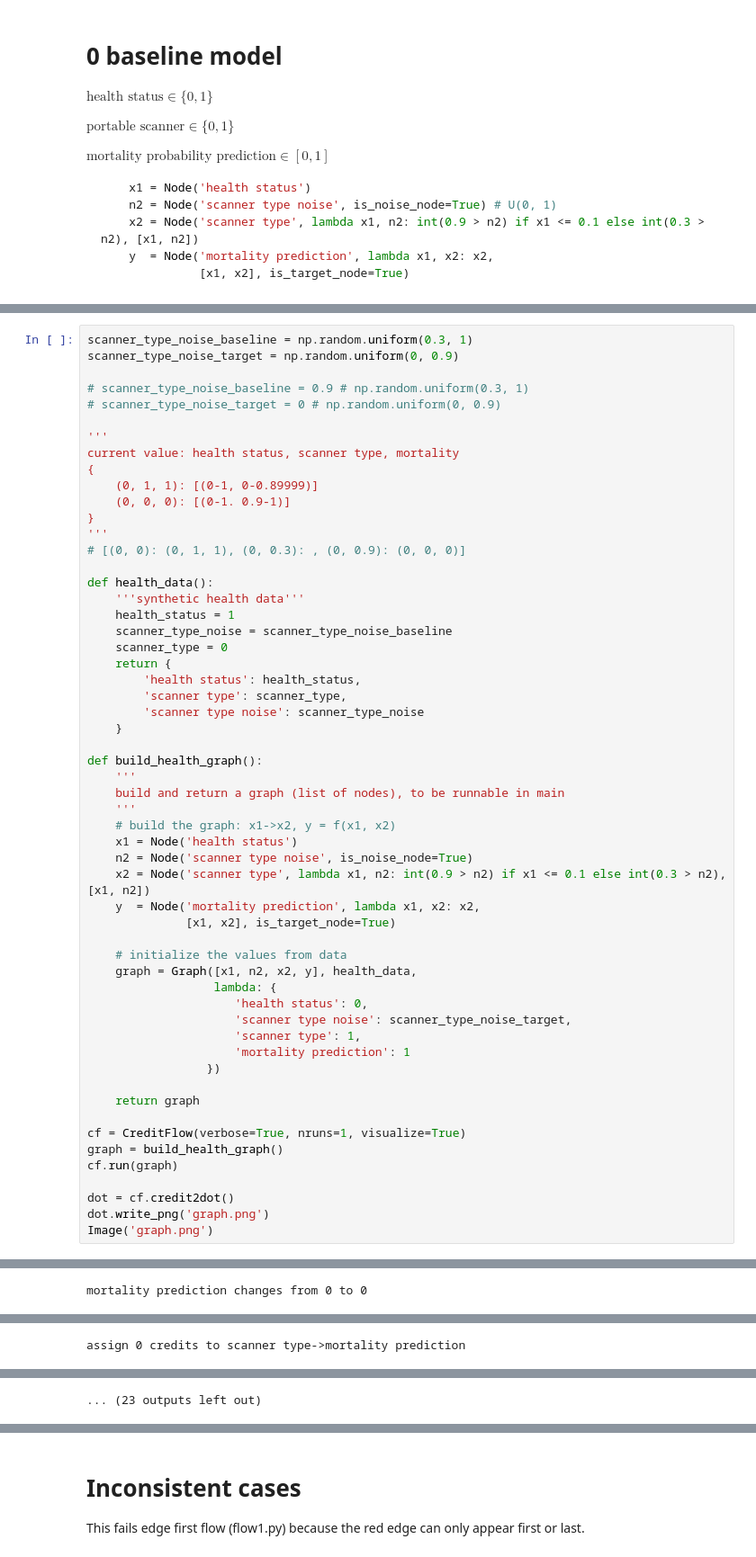
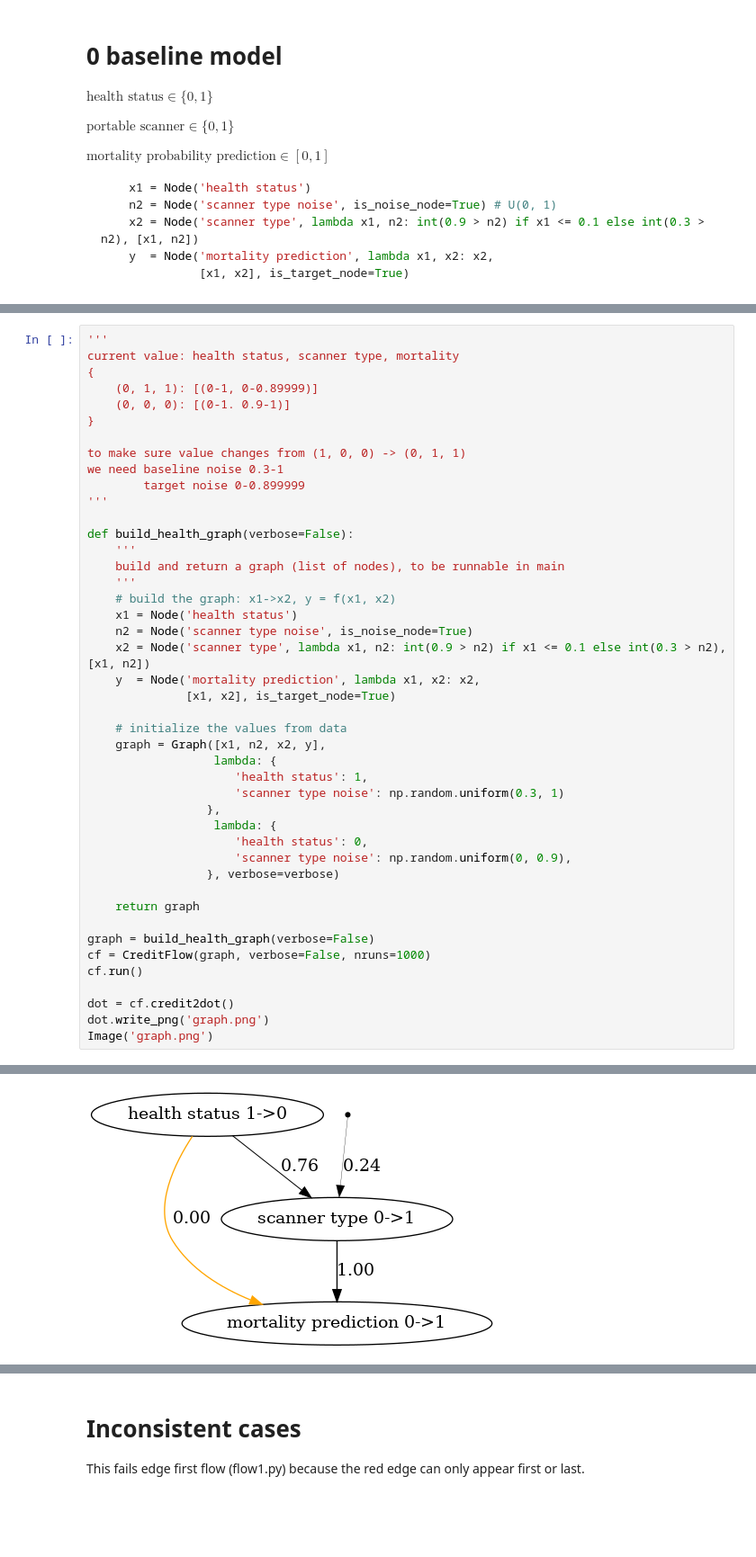
Before and after one commit to nathanwang000/Shapley-Flow, a Jupyter notebook: flow_synthetic_experiments.ipynb, the cells around one changed output, grey strips where cells are left out. Shown at 90% size. Drawn from its saved outputs; the diff is of its cells as text; blank space fills up the shorter version.

```diff
--- a/flow_synthetic_experiments.ipynb
+++ b/flow_synthetic_experiments.ipynb
@@ -76,31 +124,17 @@ $\text{mortality probability prediction} \in [0, 1]$
 # %%
-scanner_type_noise_baseline = np.random.uniform(0.3, 1)
-scanner_type_noise_target = np.random.uniform(0, 0.9)
-
-# scanner_type_noise_baseline = 0.9 # np.random.uniform(0.3, 1)
-# scanner_type_noise_target = 0 # np.random.uniform(0, 0.9)
-
 '''
 current value: health status, scanner type, mortality
 {
     (0, 1, 1): [(0-1, 0-0.89999)]
     (0, 0, 0): [(0-1. 0.9-1)]
 }
+
+to make sure value changes from (1, 0, 0) -> (0, 1, 1)
+we need baseline noise 0.3-1
+        target noise 0-0.899999
 '''
-# [(0, 0): (0, 1, 1), (0, 0.3): , (0, 0.9): (0, 0, 0)]
 
-def health_data():
-    '''synthetic health data'''
-    health_status = 1
-    scanner_type_noise = scanner_type_noise_baseline
-    scanner_type = 0
-    return {
-        'health status': health_status,
-        'scanner type': scanner_type,
-        'scanner type noise': scanner_type_noise
-    }
-
-def build_health_graph():
+def build_health_graph(verbose=False):
     '''
     build and return a graph (list of nodes), to be runnable in main
     '''
@@ -112,19 +146,21 @@ def build_health_graph():
               [x1, x2], is_target_node=True)
 
     # initialize the values from data
-    graph = Graph([x1, n2, x2, y], health_data,
+    graph = Graph([x1, n2, x2, y],
+                  lambda: {
+                     'health status': 1,
+                     'scanner type noise': np.random.uniform(0.3, 1)
+                 },
                   lambda: {
                      'health status': 0,
-                     'scanner type noise': scanner_type_noise_target,
-                     'scanner type': 1,
-                     'mortality prediction': 1
-                 })
+                     'scanner type noise': np.random.uniform(0, 0.9),
+                 }, verbose=verbose)
 
     return graph
 
-cf = CreditFlow(verbose=True, nruns=1, visualize=True)
-graph = build_health_graph()
-cf.run(graph)
+graph = build_health_graph(verbose=False)
+cf = CreditFlow(graph, verbose=False, nruns=1000)
+cf.run()
 
 dot = cf.credit2dot()
 dot.write_png('graph.png')
@@ -143 +168,0 @@ turn on edge scanner type->mortality prediction
-mortality prediction changes from 0 to 0
@@ -145 +168,0 @@ mortality prediction changes from 0 to 0
-assign 0 credits to scanner type->mortality prediction
@@ -147 +169 @@ assign 0 credits to scanner type->mortality prediction
-... (23 outputs left out)
+[figure, added]
```
Also changed, not shown: parts of 10 cells of this notebook, 2 other files.
